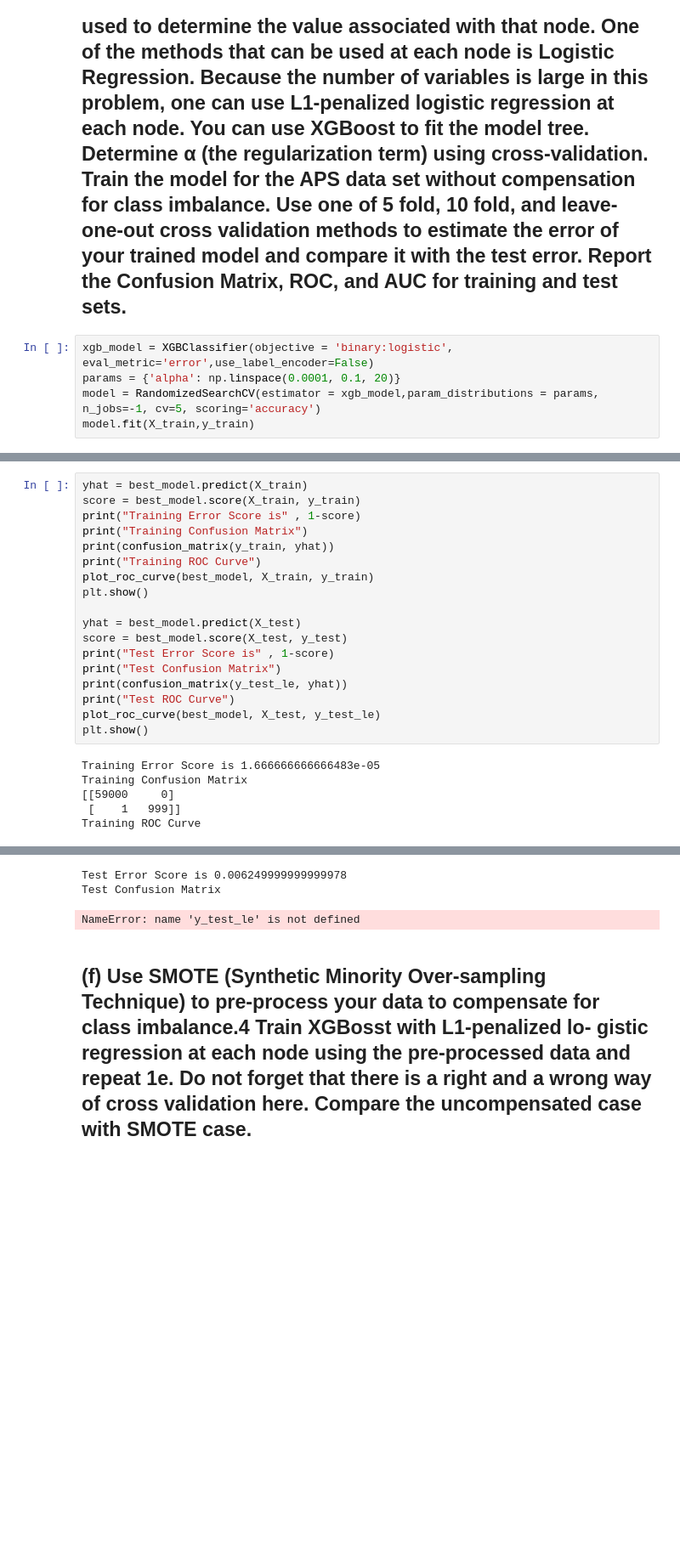
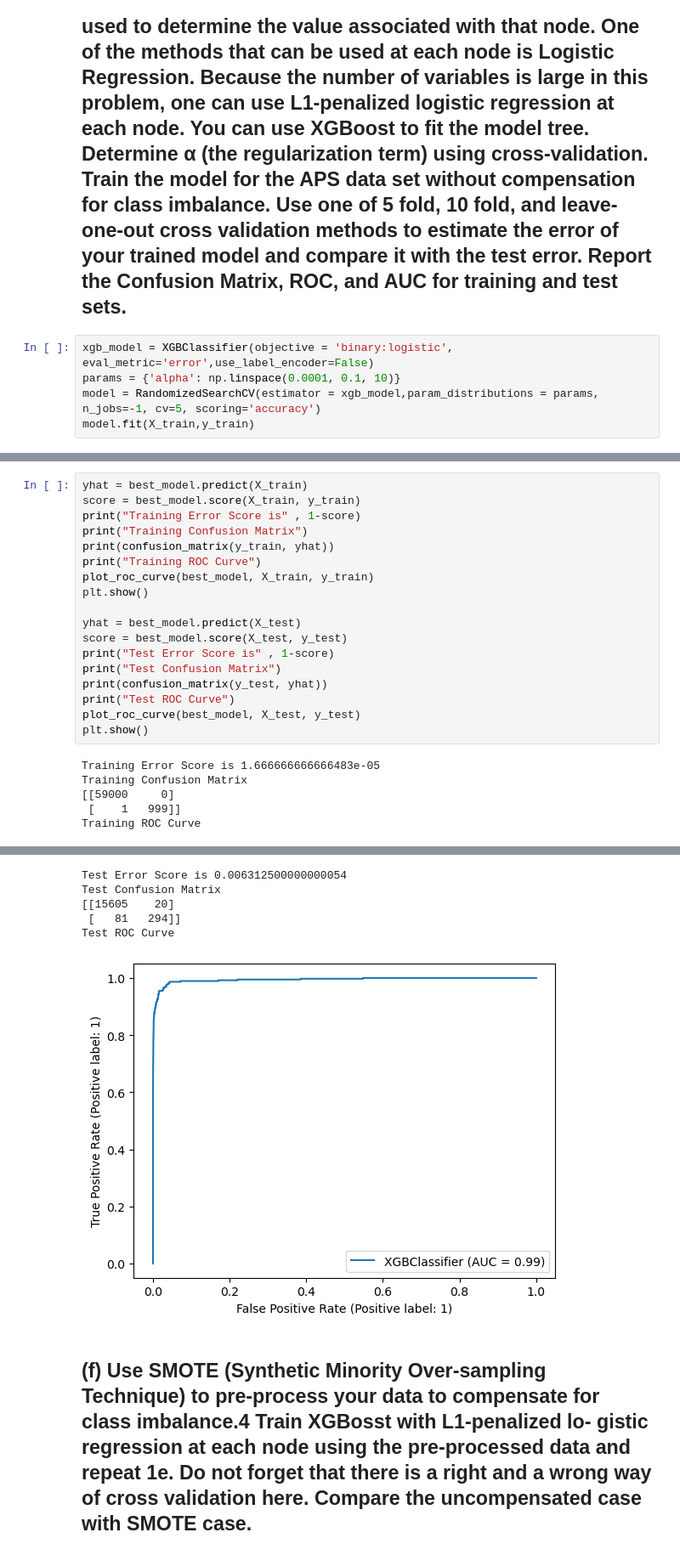
Before and after one commit to thegeorgejoseph/machine-learning, a Jupyter notebook: HW6/notebook/Joseph_George_HW6.ipynb, the cells around one changed output, grey strips where cells are left out. Shown at 85% size. Saved outputs shown, nothing was run; the diff lists cells and outputs as text; blank space fills up the shorter version.

```diff
--- a/HW6/notebook/Joseph_George_HW6.ipynb
+++ b/HW6/notebook/Joseph_George_HW6.ipynb
@@ -341,7 +354,7 @@ array([0, 0, 0, ..., 0, 0, 0])
 ## In the case of a univariate tree, only one input dimension is used at a tree split. In a multivariate tree, or model tree, at a decision node all input dimensions can be used and thus it is more general. In univariate classification trees, majority polling is used at each node to determine the split of that node as the decision rule. In model trees, a (linear) model that relies on all of the variables is used to determine the split of that node (i.e. instead of using Xj > s as the decision rule, one has 􏰀j βjXj > s. as the decision rule). Alternatively, in a regression tree, instead of using average in the region associated with each node, a linear regression model is used to determine the value associated with that node. One of the methods that can be used at each node is Logistic Regression. Because the number of variables is large in this problem, one can use L1-penalized logistic regression at each node. You can use XGBoost to fit the model tree. Determine α (the regularization term) using cross-validation. Train the model for the APS data set without compensation for class imbalance. Use one of 5 fold, 10 fold, and leave-one-out cross validation methods to estimate the error of your trained model and compare it with the test error. Report the Confusion Matrix, ROC, and AUC for training and test sets.
 # %%
 xgb_model = XGBClassifier(objective = 'binary:logistic', eval_metric='error',use_label_encoder=False)
-params = {'alpha': np.linspace(0.0001, 0.1, 20)}
+params = {'alpha': np.linspace(0.0001, 0.1, 10)}
 model = RandomizedSearchCV(estimator = xgb_model,param_distributions = params, n_jobs=-1, cv=5, scoring='accuracy')
 model.fit(X_train,y_train)
 # %% [output]
@@ -370,31 +383,34 @@ Best Params {'alpha': 0.08948421052631579}
 # %%
 yhat = best_model.predict(X_train)
 score = best_model.score(X_train, y_train)
 print("Training Error Score is" , 1-score)
 print("Training Confusion Matrix")
 print(confusion_matrix(y_train, yhat))
 print("Training ROC Curve")
 plot_roc_curve(best_model, X_train, y_train)
 plt.show()
 
 yhat = best_model.predict(X_test)
 score = best_model.score(X_test, y_test)
 print("Test Error Score is" , 1-score)
 print("Test Confusion Matrix")
-print(confusion_matrix(y_test_le, yhat))
+print(confusion_matrix(y_test, yhat))
 print("Test ROC Curve")
-plot_roc_curve(best_model, X_test, y_test_le)
+plot_roc_curve(best_model, X_test, y_test)
 plt.show()
 # %% [output]
 Training Error Score is 1.666666666666483e-05
 Training Confusion Matrix
 [[59000     0]
  [    1   999]]
 Training ROC Curve
 [figure]
-Test Error Score is 0.006249999999999978
+Test Error Score is 0.006312500000000054
 Test Confusion Matrix
+[[15605    20]
+ [   81   294]]
+Test ROC Curve
-NameError: name 'y_test_le' is not defined
+[figure, added]
 # %% [markdown]
 ## (f) Use SMOTE (Synthetic Minority Over-sampling Technique) to pre-process your data to compensate for class imbalance.4 Train XGBosst with L1-penalized lo- gistic regression at each node using the pre-processed data and repeat 1e. Do not forget that there is a right and a wrong way of cross validation here. Compare the uncompensated case with SMOTE case.
 # %%
```
Also changed, not shown: parts of 19 cells of this notebook.
